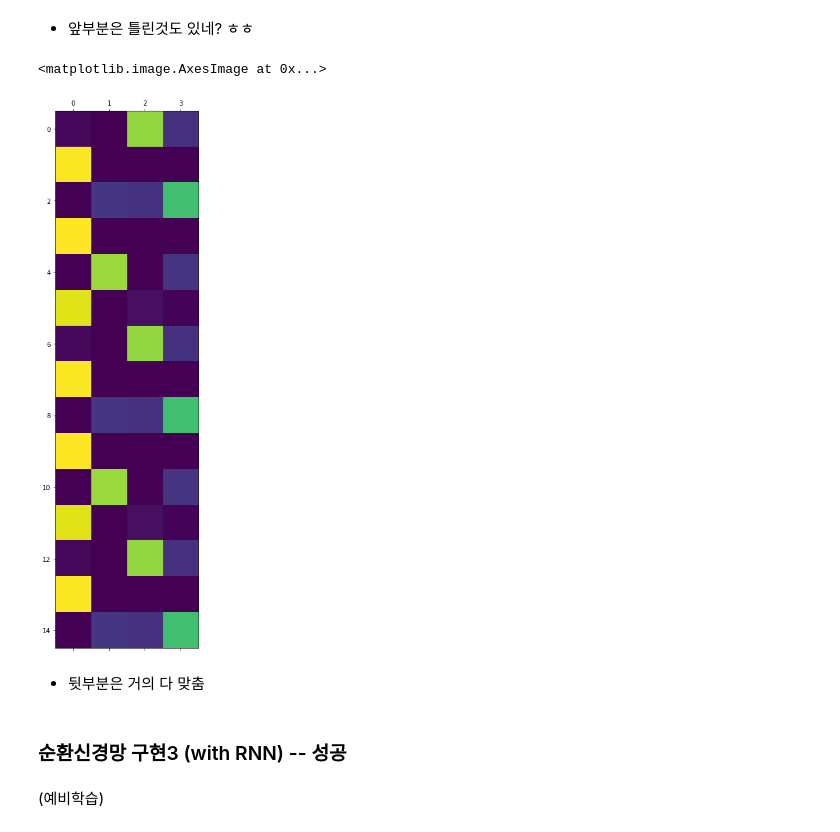
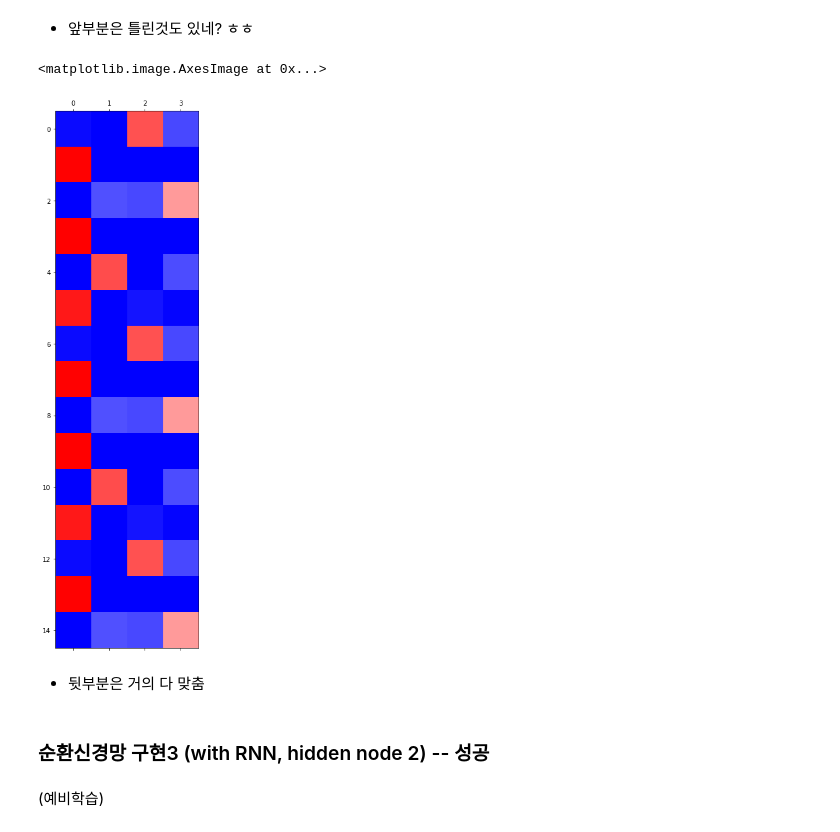
Before and after one commit to guebin/DL2022_backup, a Jupyter notebook: _notebooks/2099-01-01-dr.ipynb, the cells around one changed output. Saved outputs shown, nothing was run; the diff lists cells and outputs as text; code cells hidden in the pictures.

```diff
--- a/_notebooks/2099-01-01-dr.ipynb
+++ b/_notebooks/2099-01-01-dr.ipynb
@@ -124,14 +124,14 @@ plt.matshow(yhat.data[:15])
 # %% [markdown]
 - 앞부분은 틀린것도 있네? ㅎㅎ
 # %%
-plt.matshow(yhat.data[-15:])
+plt.matshow(yhat.data[-15:],cmap='bwr')
 # %% [output]
 <matplotlib.image.AxesImage at 0x...>
-[figure, old version]
+[figure, new version]
 # %% [markdown]
 - 뒷부분은 거의 다 맞춤
 # %% [markdown]
-### 순환신경망 구현3 (with RNN) -- 성공
+### 순환신경망 구현3 (with RNN, hidden node 2) -- 성공
 # %% [markdown]
 (예비학습)
 # %% [markdown]
```
Also changed, not shown: parts of 35 cells of this notebook, 1 other file.
